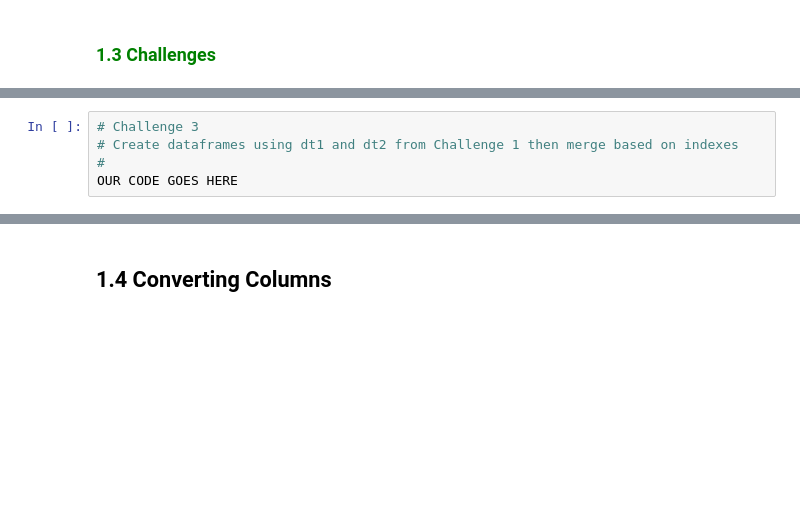
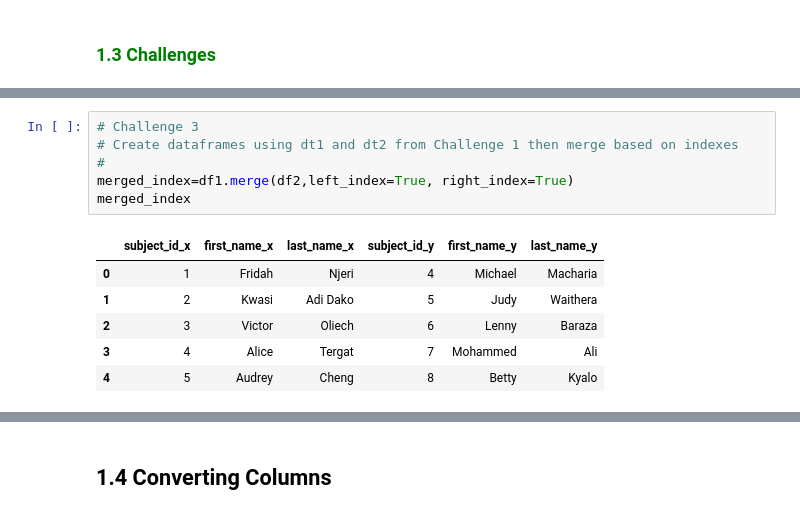
Before and after one commit to kahuroA/NUMPY_PRACTICE, a Jupyter notebook: Copy_of_Pandas_Basics.ipynb, the cells around one changed output, grey strips where cells are left out. Saved outputs shown, nothing was run; the diff lists cells and outputs as text; blank space fills up the shorter version.

```diff
--- a/Copy_of_Pandas_Basics.ipynb
+++ b/Copy_of_Pandas_Basics.ipynb
@@ -654,8 +681,16 @@ OUR CODE GOES HERE
 # %%
 # Challenge 3
 # Create dataframes using dt1 and dt2 from Challenge 1 then merge based on indexes
 #
-OUR CODE GOES HERE
+merged_index=df1.merge(df2,left_index=True, right_index=True)
+merged_index
+# %% [output]
+|  | subject_id_x | first_name_x | last_name_x | subject_id_y | first_name_y | last_name_y |
+| 0 | 1 | Fridah | Njeri | 4 | Michael | Macharia |
+| 1 | 2 | Kwasi | Adi Dako | 5 | Judy | Waithera |
+| 2 | 3 | Victor | Oliech | 6 | Lenny | Baraza |
+| 3 | 4 | Alice | Tergat | 7 | Mohammed | Ali |
+| 4 | 5 | Audrey | Cheng | 8 | Betty | Kyalo |
 # %%
 # Challenge 4
 # Create a dataframe from the following url (http://bit.ly/MDSTelecomData), then
```
Also changed, not shown: parts of 12 cells of this notebook.
